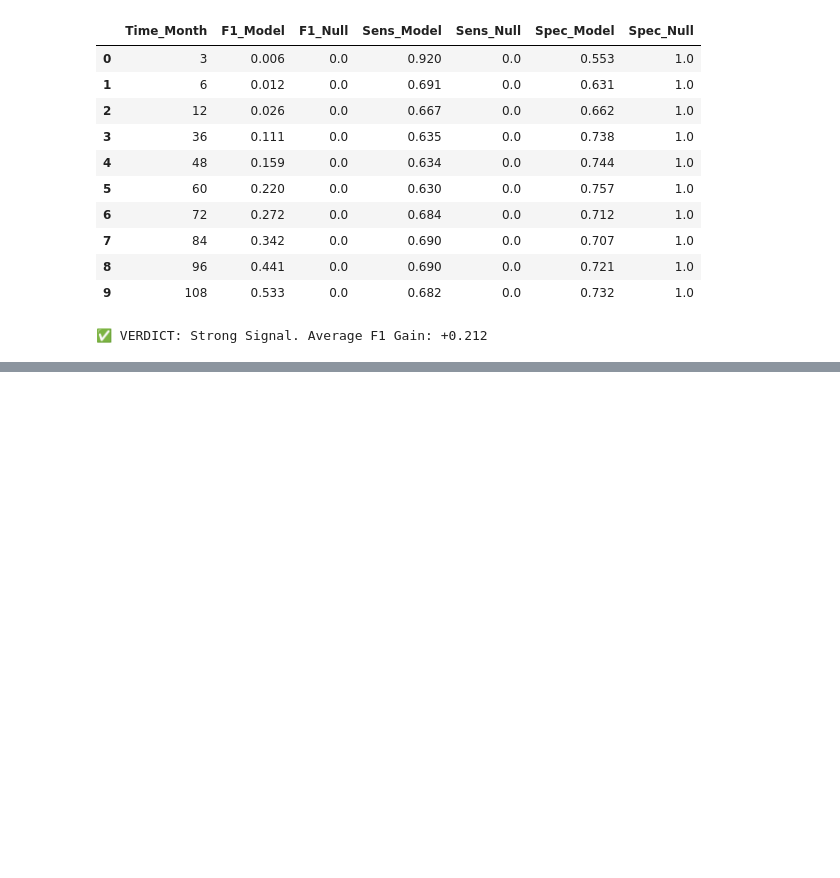
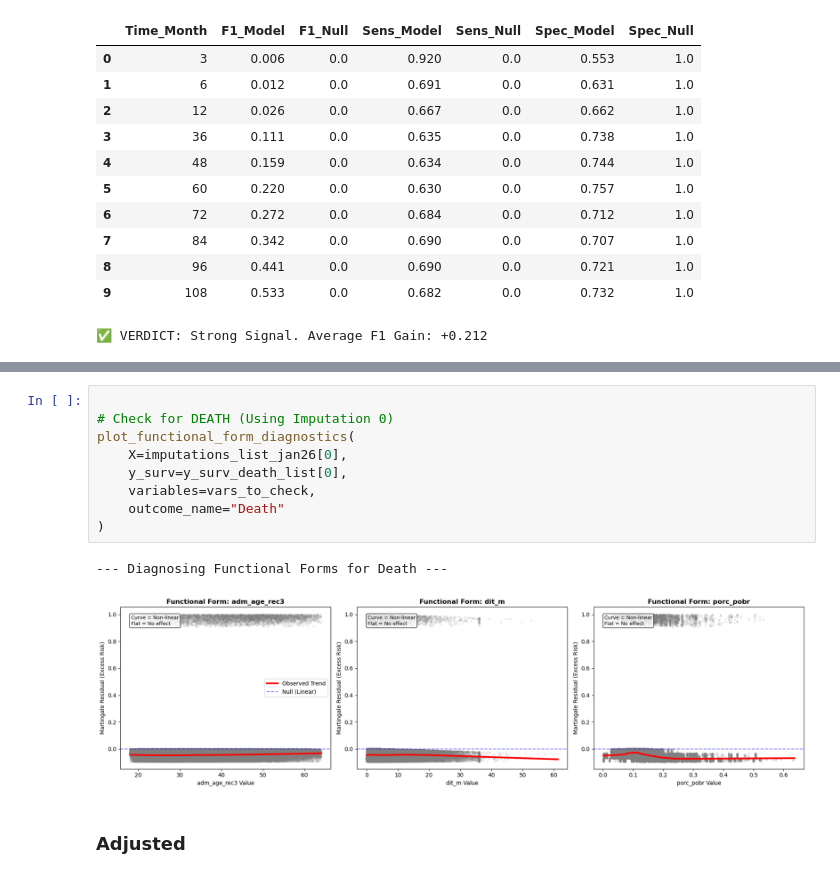
Before and after one commit to FONDECYTACC/cons2025, a Jupyter notebook: CoxNet_BSS_feb26.ipynb, the cells around one changed output, grey strips where cells are left out. Saved outputs shown, nothing was run; the diff lists cells and outputs as text; blank space fills up the shorter version.

```diff
--- a/CoxNet_BSS_feb26.ipynb
+++ b/CoxNet_BSS_feb26.ipynb
@@ -2863,0 +3264,14 @@ display(clinical_strategy_msg.style.set_properties(**{
+# %%
+
+# Check for DEATH (Using Imputation 0)
+plot_functional_form_diagnostics(
+    X=imputations_list_jan26[0],
+    y_surv=y_surv_death_list[0],
+    variables=vars_to_check,
+    outcome_name="Death"
+)
+# %% [output]
+--- Diagnosing Functional Forms for Death ---
+[figure, added]
+# %% [markdown]
+### Adjusted
```
Also changed, not shown: parts of 26 cells of this notebook, 1 other file.
